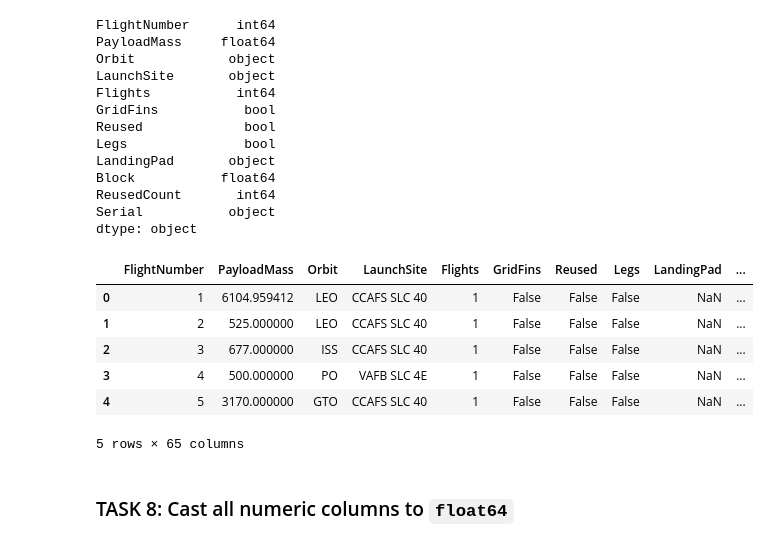
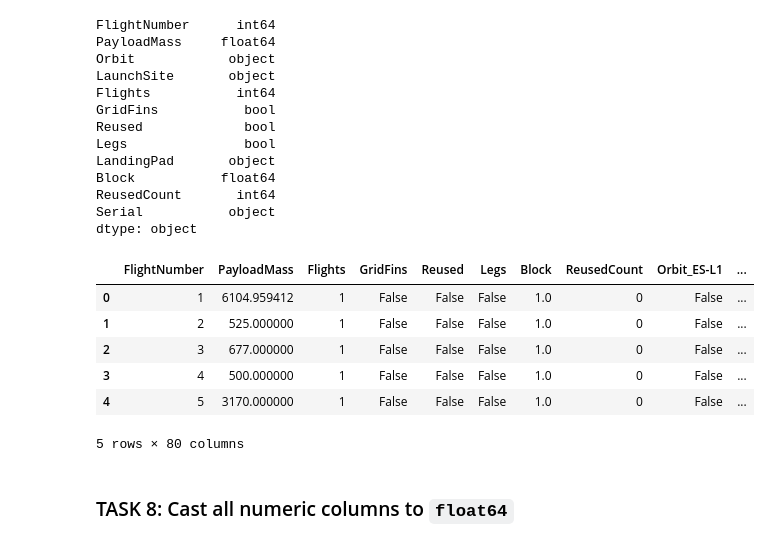
Before and after one commit to tranttha/IBM-DS-Course, a Jupyter notebook: Course 10 Capstone/Module 2 EDA/jupyter-labs-eda-dataviz.ipynb, the cells around one changed output. Drawn from its saved outputs; the diff is of its cells as text; code cells hidden in the pictures.

```diff
--- a/Course 10 Capstone/Module 2 EDA/jupyter-labs-eda-dataviz.ipynb
+++ b/Course 10 Capstone/Module 2 EDA/jupyter-labs-eda-dataviz.ipynb
@@ -273,19 +273,19 @@ dtype: object
 # %%
 # HINT: Use get_dummies() function on the categorical columns
 # features.loc[:,['Orbit', 'LaunchSite', 'LandingPad', 'Serial']] = features[['Orbit', 'LaunchSite', 'LandingPad', 'Serial']].astype('category')
-features_one_hot = pd.get_dummies(features, columns=['Orbit'], prefix='Orbit')
-features_one_hot = pd.get_dummies(features, columns=['LaunchSite'], prefix='LaunchSite')
-features_one_hot = pd.get_dummies(features, columns=['LandingPad'], prefix='LandingPad')
-features_one_hot = pd.get_dummies(features, columns=['Serial'], prefix='Serial',dummy_na=True, dtype='float64')
+features_one_hot = pd.get_dummies(features, columns=['Orbit','LaunchSite', 'LandingPad', 'Serial'], prefix=['Orbit', 'LaunchSite', 'LandingPad', 'Serial'])
+# features_one_hot = pd.get_dummies(features, columns=['LaunchSite'], prefix='LaunchSite',dummy_na=True)
+# features_one_hot = pd.get_dummies(features, columns=['LandingPad'], prefix='LandingPad',dummy_na=True)
+# features_one_hot = pd.get_dummies(features, columns=['Serial'], prefix='Serial',dummy_na=True)
 features_one_hot.head()
 # %% [output]
-|  | FlightNumber | PayloadMass | Orbit | LaunchSite | Flights | GridFins | Reused | Legs | LandingPad | ... |
-| 0 | 1 | 6104.959412 | LEO | CCAFS SLC 40 | 1 | False | False | False | NaN | ... |
-| 1 | 2 | 525.000000 | LEO | CCAFS SLC 40 | 1 | False | False | False | NaN | ... |
-| 2 | 3 | 677.000000 | ISS | CCAFS SLC 40 | 1 | False | False | False | NaN | ... |
-| 3 | 4 | 500.000000 | PO | VAFB SLC 4E | 1 | False | False | False | NaN | ... |
-| 4 | 5 | 3170.000000 | GTO | CCAFS SLC 40 | 1 | False | False | False | NaN | ... |
+|  | FlightNumber | PayloadMass | Flights | GridFins | Reused | Legs | Block | ReusedCount | Orbit_ES-L1 | ... |
+| 0 | 1 | 6104.959412 | 1 | False | False | False | 1.0 | 0 | False | ... |
+| 1 | 2 | 525.000000 | 1 | False | False | False | 1.0 | 0 | False | ... |
+| 2 | 3 | 677.000000 | 1 | False | False | False | 1.0 | 0 | False | ... |
+| 3 | 4 | 500.000000 | 1 | False | False | False | 1.0 | 0 | False | ... |
+| 4 | 5 | 3170.000000 | 1 | False | False | False | 1.0 | 0 | False | ... |
-5 rows × 65 columns
+5 rows × 80 columns
 # %% [markdown]
 ### TASK  8: Cast all numeric columns to `float64`
 # %% [markdown]
```
Also changed, not shown: parts of 4 cells of this notebook, 1 other file.
